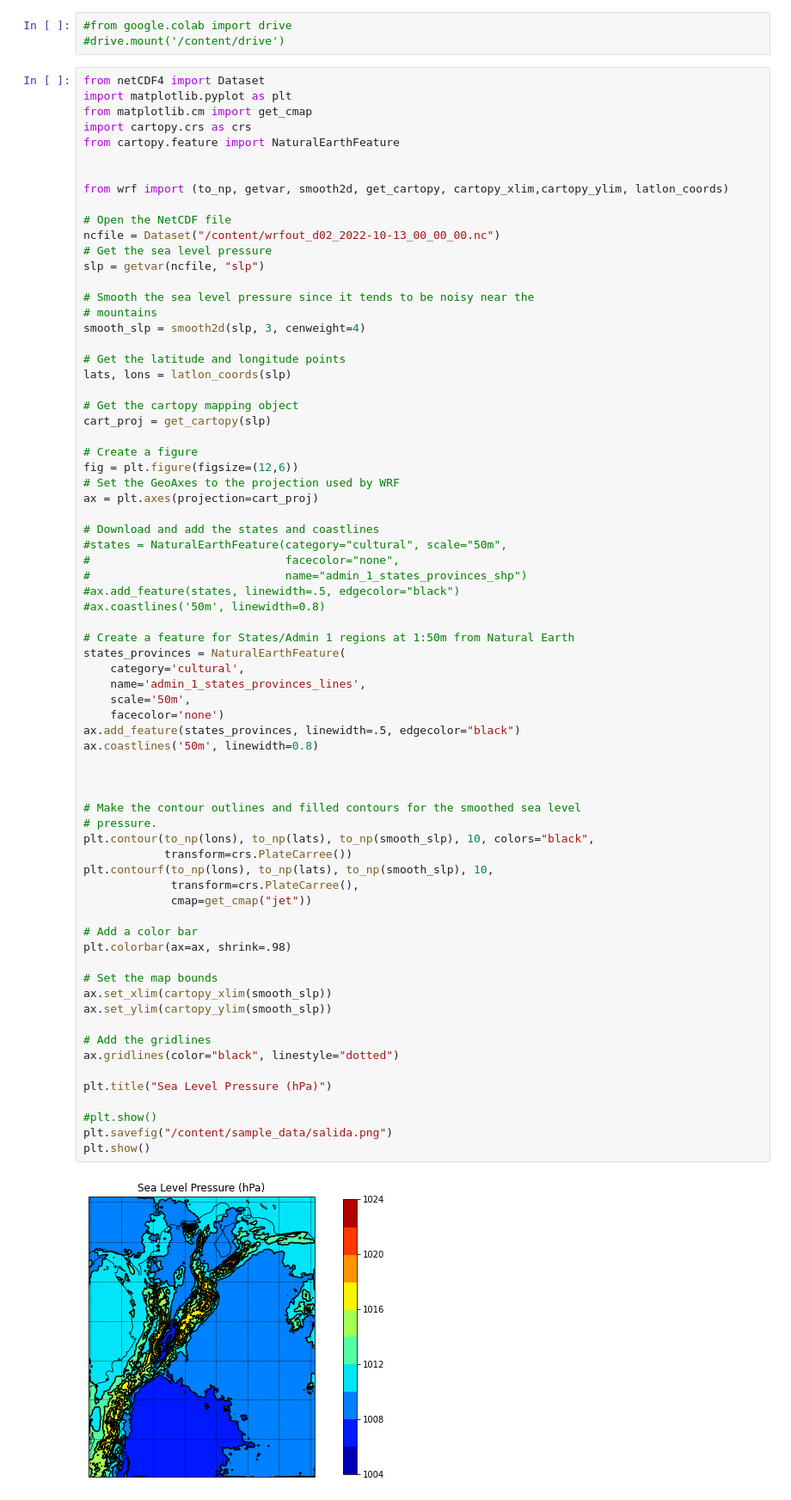
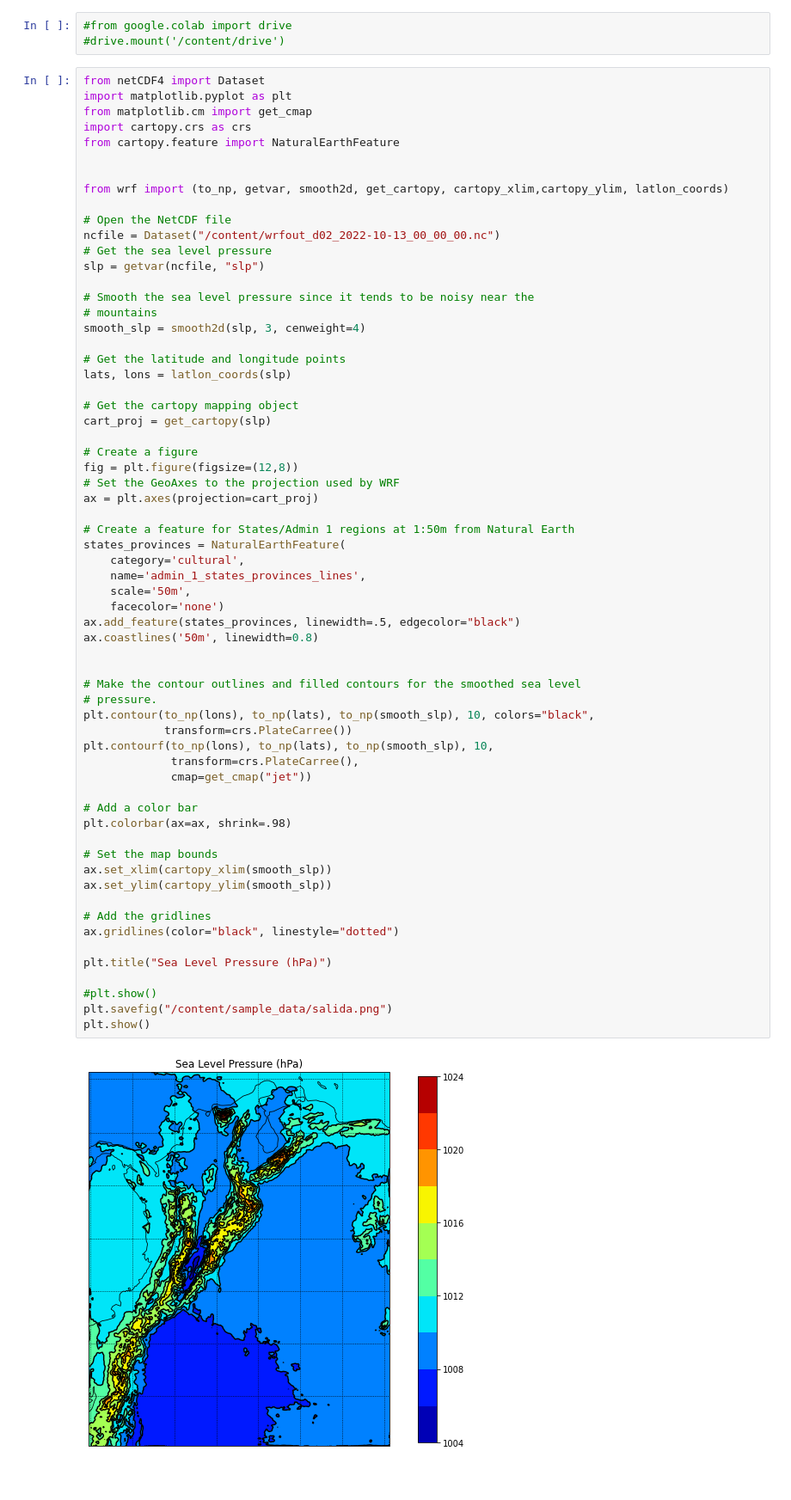
Before and after one commit to jpantojac/dMet, a Jupyter notebook: modelamiento/dMet_modelamiento.ipynb, the cells around one changed output. Shown: that part at 86% size. Saved outputs shown, nothing was run; the diff lists cells and outputs as text; blank space fills up the shorter version.

```diff
--- a/modelamiento/dMet_modelamiento.ipynb
+++ b/modelamiento/dMet_modelamiento.ipynb
@@ -80,16 +80,9 @@ lats, lons = latlon_coords(slp)
 cart_proj = get_cartopy(slp)
 
 # Create a figure
-fig = plt.figure(figsize=(12,6))
+fig = plt.figure(figsize=(12,8))
 # Set the GeoAxes to the projection used by WRF
 ax = plt.axes(projection=cart_proj)
-
-# Download and add the states and coastlines
-#states = NaturalEarthFeature(category="cultural", scale="50m",
-#                             facecolor="none",
-#                             name="admin_1_states_provinces_shp")
-#ax.add_feature(states, linewidth=.5, edgecolor="black")
-#ax.coastlines('50m', linewidth=0.8)
 
 # Create a feature for States/Admin 1 regions at 1:50m from Natural Earth
 states_provinces = NaturalEarthFeature(
@@ -98,32 +91,31 @@ states_provinces = NaturalEarthFeature(
     scale='50m',
     facecolor='none')
 ax.add_feature(states_provinces, linewidth=.5, edgecolor="black")
 ax.coastlines('50m', linewidth=0.8)
-
 
 
 # Make the contour outlines and filled contours for the smoothed sea level
 # pressure.
 plt.contour(to_np(lons), to_np(lats), to_np(smooth_slp), 10, colors="black",
             transform=crs.PlateCarree())
 plt.contourf(to_np(lons), to_np(lats), to_np(smooth_slp), 10,
              transform=crs.PlateCarree(),
              cmap=get_cmap("jet"))
 
 # Add a color bar
 plt.colorbar(ax=ax, shrink=.98)
 
 # Set the map bounds
 ax.set_xlim(cartopy_xlim(smooth_slp))
 ax.set_ylim(cartopy_ylim(smooth_slp))
 
 # Add the gridlines
 ax.gridlines(color="black", linestyle="dotted")
 
 plt.title("Sea Level Pressure (hPa)")
 
 #plt.show()
 plt.savefig("/content/sample_data/salida.png")
 plt.show()
 # %% [output]
-[figure, old version]
+[figure, new version]
```
